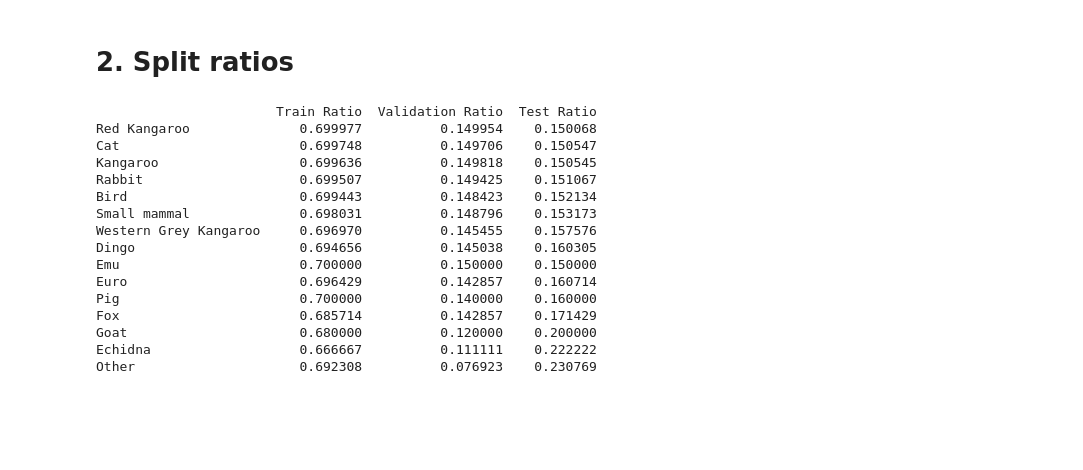
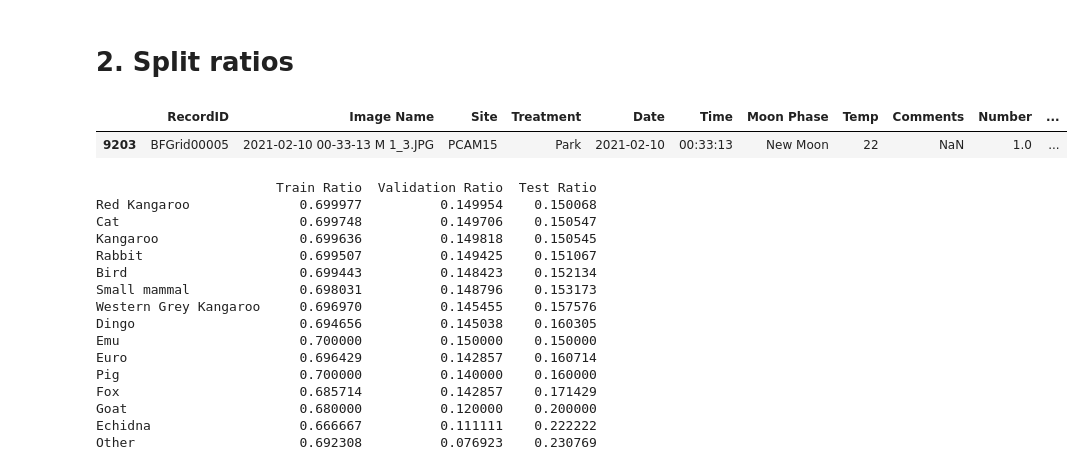
Before and after one commit to jesstytam/wd_speciesid, a Jupyter notebook: scripts/split.ipynb, the cells around one changed output. Cells and saved outputs as stored; diff of their text form; code cells hidden in the pictures; blank space fills up the shorter version.

```diff
--- a/scripts/split.ipynb
+++ b/scripts/split.ipynb
@@ -91,6 +105,11 @@ for species in xlsx['Species'].unique():
 train_df = pd.concat(train_data)
 val_df = pd.concat(val_data)
 test_df = pd.concat(test_data)
+# %%
+train_df[:1]
+# %% [output]
+|  | RecordID | Image Name | Site | Treatment | Date | Time | Moon Phase | Temp | Comments | Number | ... |
+| 9203 | BFGrid00005 | 2021-02-10 00-33-13 M 1_3.JPG | PCAM15 | Park | 2021-02-10 | 00:33:13 | New Moon | 22 | NaN | 1.0 | ... |
 # %%
 total_counts = xlsx['Species'].value_counts()
 
```
Also changed, not shown: parts of 8 cells of this notebook, 3 other files.
